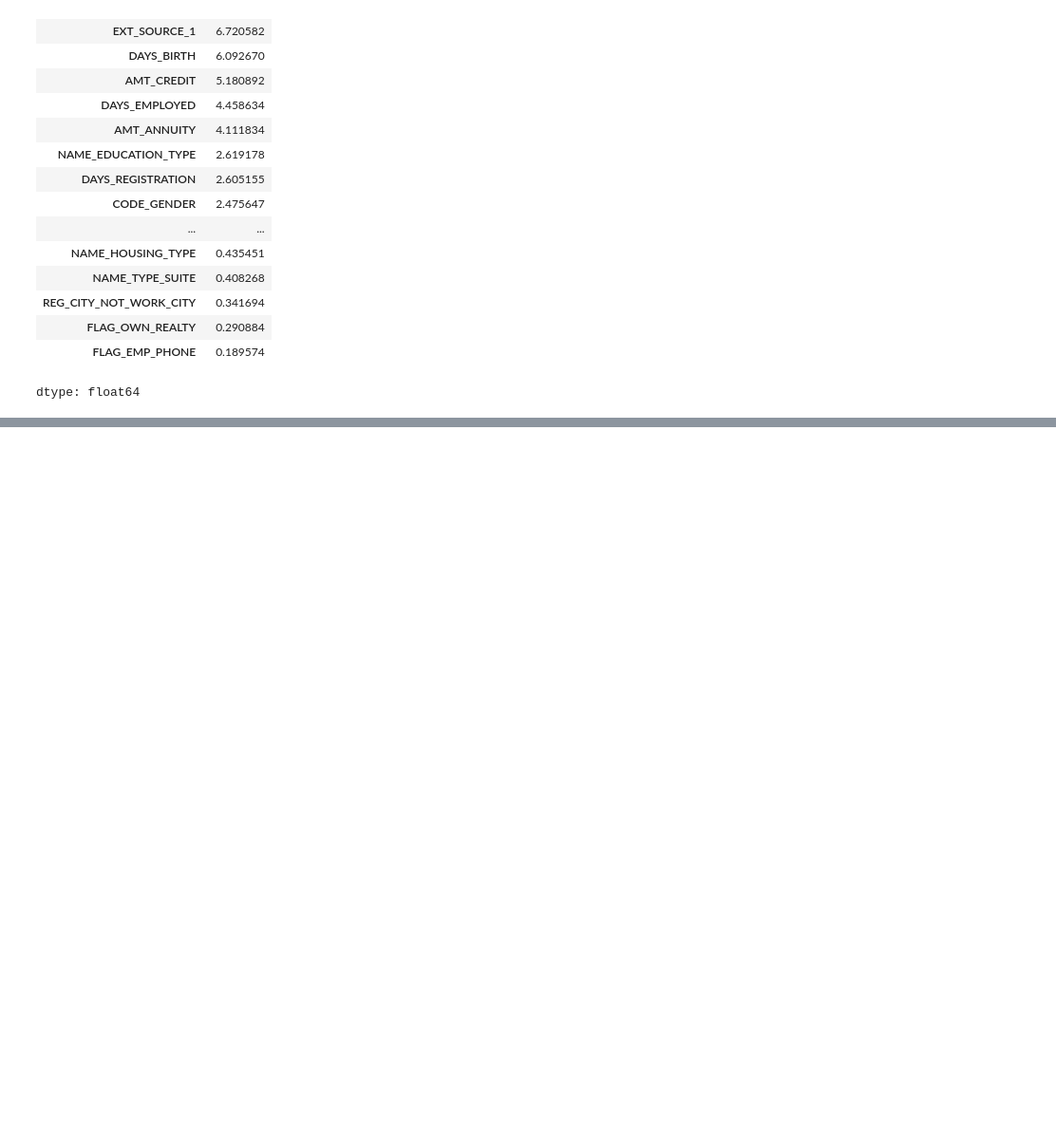
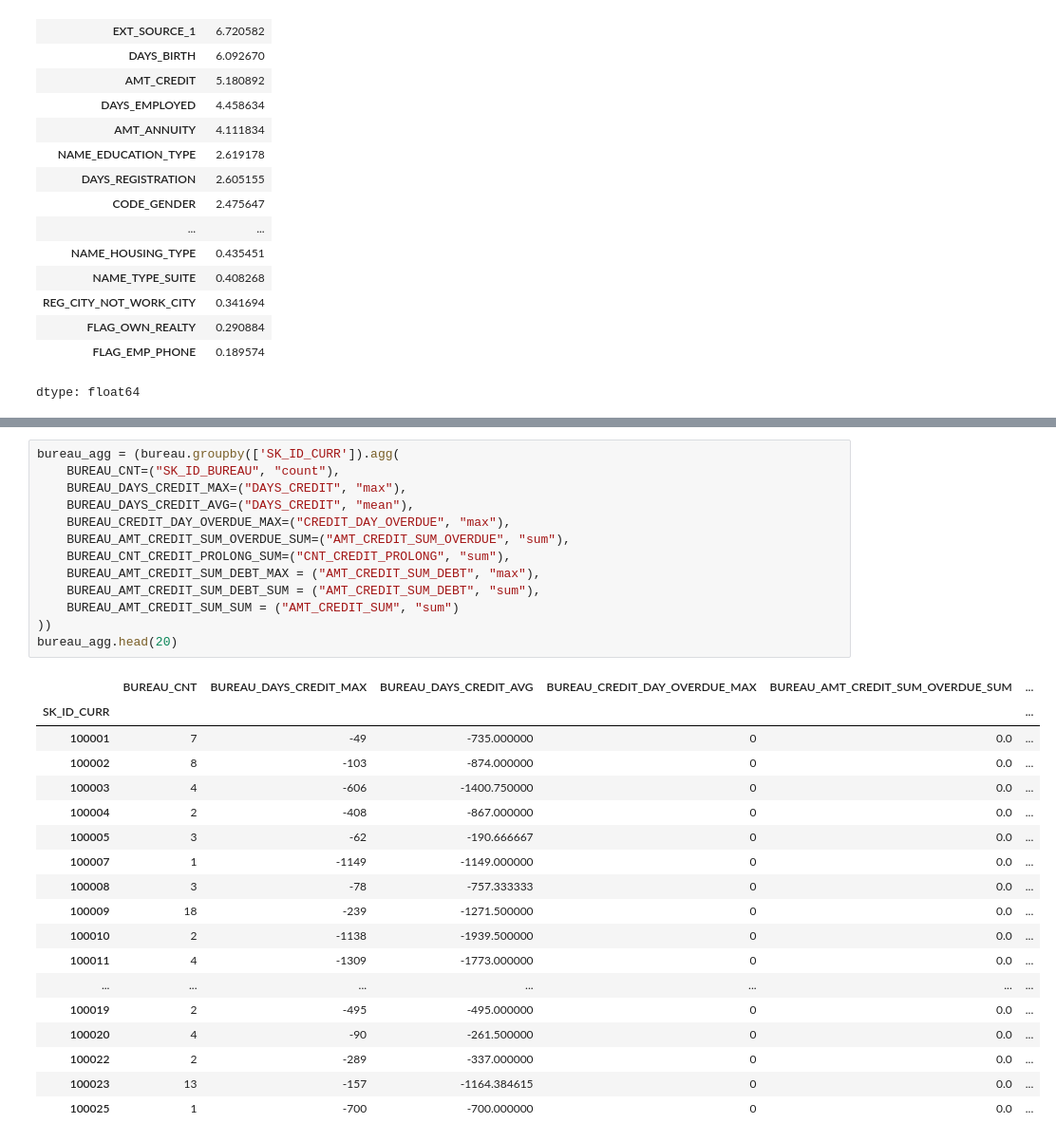
Before and after one commit to yakovlevanton/credit_scoring, a Jupyter notebook: experiments/credit_scoring.ipynb, the cells around one changed output, grey strips where cells are left out. Shown at 95% size. Saved outputs shown, nothing was run; the diff lists cells and outputs as text; blank space fills up the shorter version.

```diff
--- a/experiments/credit_scoring.ipynb
+++ b/experiments/credit_scoring.ipynb
@@ -526,0 +540,32 @@ submission.to_csv("submission.csv", index=False)
+# %%
+bureau_agg = (bureau.groupby(['SK_ID_CURR']).agg(
+    BUREAU_CNT=("SK_ID_BUREAU", "count"),
+    BUREAU_DAYS_CREDIT_MAX=("DAYS_CREDIT", "max"),
+    BUREAU_DAYS_CREDIT_AVG=("DAYS_CREDIT", "mean"),
+    BUREAU_CREDIT_DAY_OVERDUE_MAX=("CREDIT_DAY_OVERDUE", "max"),
+    BUREAU_AMT_CREDIT_SUM_OVERDUE_SUM=("AMT_CREDIT_SUM_OVERDUE", "sum"),
+    BUREAU_CNT_CREDIT_PROLONG_SUM=("CNT_CREDIT_PROLONG", "sum"),
+    BUREAU_AMT_CREDIT_SUM_DEBT_MAX = ("AMT_CREDIT_SUM_DEBT", "max"),
+    BUREAU_AMT_CREDIT_SUM_DEBT_SUM = ("AMT_CREDIT_SUM_DEBT", "sum"),
+    BUREAU_AMT_CREDIT_SUM_SUM = ("AMT_CREDIT_SUM", "sum")
+))
+bureau_agg.head(20)
+# %% [output]
+|  | BUREAU_CNT | BUREAU_DAYS_CREDIT_MAX | BUREAU_DAYS_CREDIT_AVG | BUREAU_CREDIT_DAY_OVERDUE_MAX | BUREAU_AMT_CREDIT_SUM_OVERDUE_SUM | ... |
+| SK_ID_CURR |  |  |  |  |  | ... |
+| 100001 | 7 | -49 | -735.000000 | 0 | 0.0 | ... |
+| 100002 | 8 | -103 | -874.000000 | 0 | 0.0 | ... |
+| 100003 | 4 | -606 | -1400.750000 | 0 | 0.0 | ... |
+| 100004 | 2 | -408 | -867.000000 | 0 | 0.0 | ... |
+| 100005 | 3 | -62 | -190.666667 | 0 | 0.0 | ... |
+| 100007 | 1 | -1149 | -1149.000000 | 0 | 0.0 | ... |
+| 100008 | 3 | -78 | -757.333333 | 0 | 0.0 | ... |
+| 100009 | 18 | -239 | -1271.500000 | 0 | 0.0 | ... |
+| 100010 | 2 | -1138 | -1939.500000 | 0 | 0.0 | ... |
+| 100011 | 4 | -1309 | -1773.000000 | 0 | 0.0 | ... |
+| ... | ... | ... | ... | ... | ... | ... |
+| 100019 | 2 | -495 | -495.000000 | 0 | 0.0 | ... |
+| 100020 | 4 | -90 | -261.500000 | 0 | 0.0 | ... |
+| 100022 | 2 | -289 | -337.000000 | 0 | 0.0 | ... |
+| 100023 | 13 | -157 | -1164.384615 | 0 | 0.0 | ... |
+| 100025 | 1 | -700 | -700.000000 | 0 | 0.0 | ... |
```
Also changed, not shown: parts of 13 cells of this notebook.
